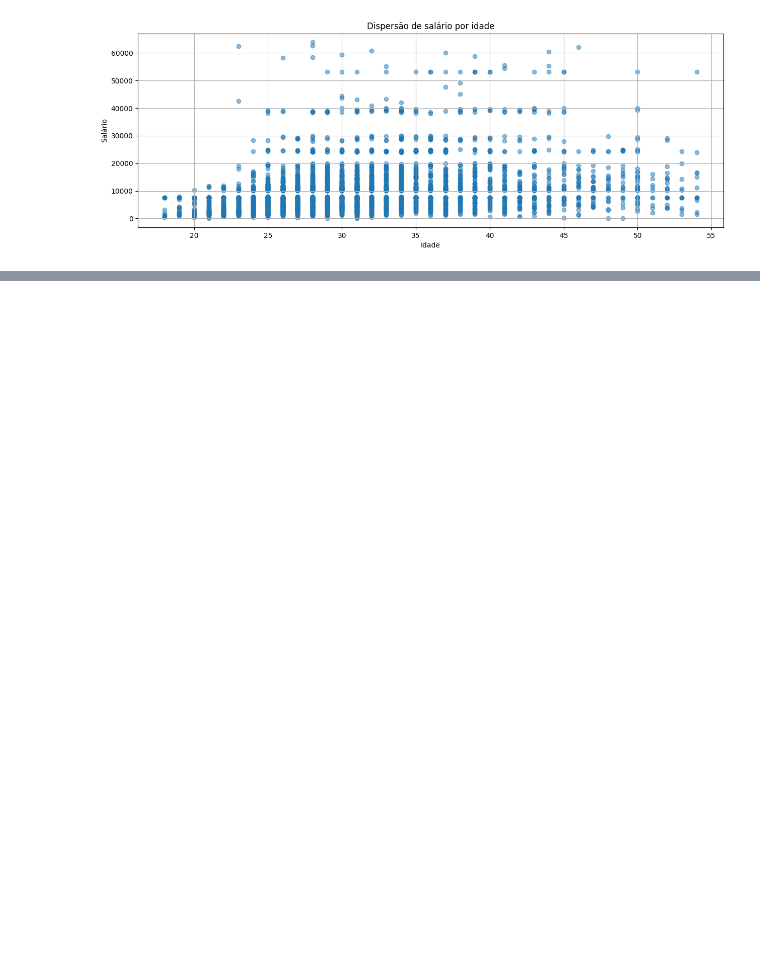
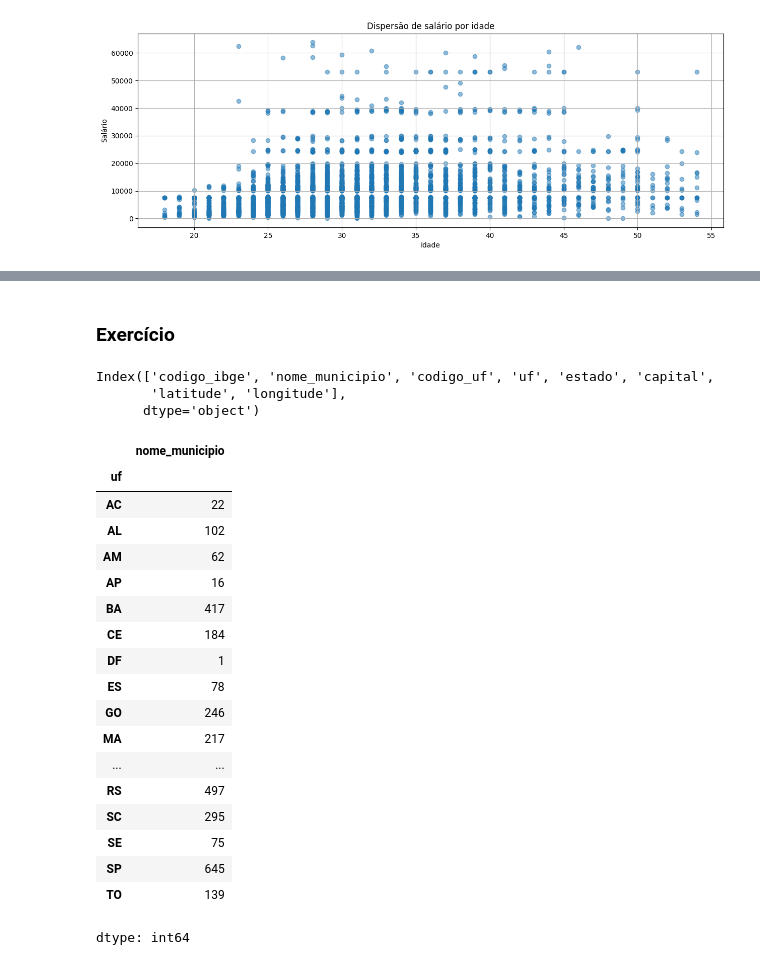
Before and after one commit to Eliane-orlandin/PrograMaria, a Jupyter notebook: aulas/analise_dados_colab.ipynb, the cells around one changed output, grey strips where cells are left out. Cells and saved outputs as stored; diff of their text form; code cells hidden in the pictures; blank space fills up the shorter version.

```diff
--- a/aulas/analise_dados_colab.ipynb
+++ b/aulas/analise_dados_colab.ipynb
@@ -1513,3 +1513,5 @@ fig = px.scatter(dados4, x='IDADE', y='SALARIO', title='Dispersão de salário p
 fig.show()
 # %% [output]
 [interactive output not drawn]
+# %% [markdown]
+### Exercício
@@ -1515,0 +1520,6 @@ fig.show()
+# %%
+dados5.columns
+# %% [output]
+Index(['codigo_ibge', 'nome_municipio', 'codigo_uf', 'uf', 'estado', 'capital',
+       'latitude', 'longitude'],
+      dtype='object')
@@ -1515,0 +1528,22 @@ fig.show()
+# %%
+quantidade_por_estado
+# %% [output]
+|  | nome_municipio |
+| uf |  |
+| AC | 22 |
+| AL | 102 |
+| AM | 62 |
+| AP | 16 |
+| BA | 417 |
+| CE | 184 |
+| DF | 1 |
+| ES | 78 |
+| GO | 246 |
+| MA | 217 |
+| ... | ... |
+| RS | 497 |
+| SC | 295 |
+| SE | 75 |
+| SP | 645 |
+| TO | 139 |
+dtype: int64
```
Also changed, not shown: parts of 5 cells of this notebook.
